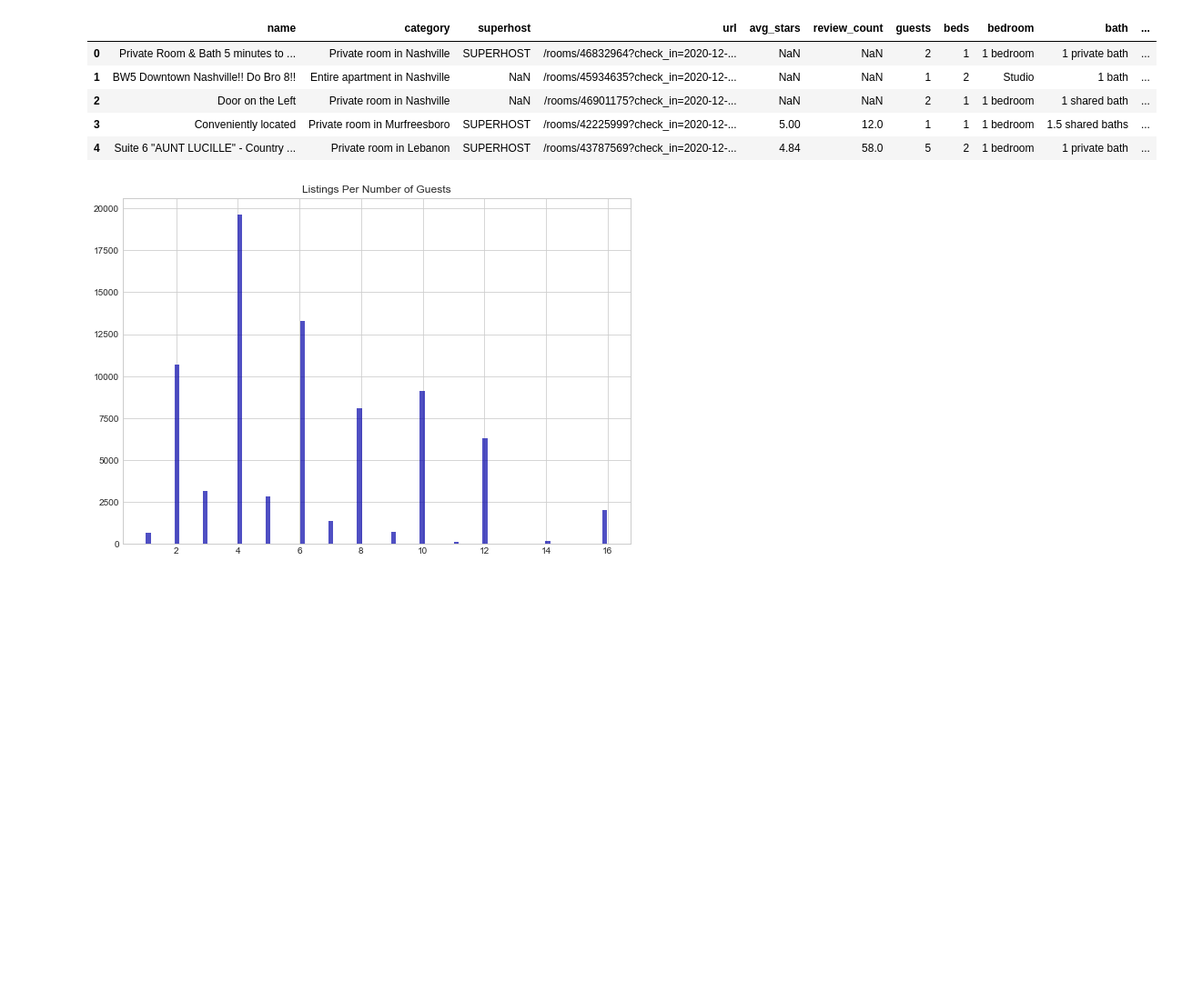
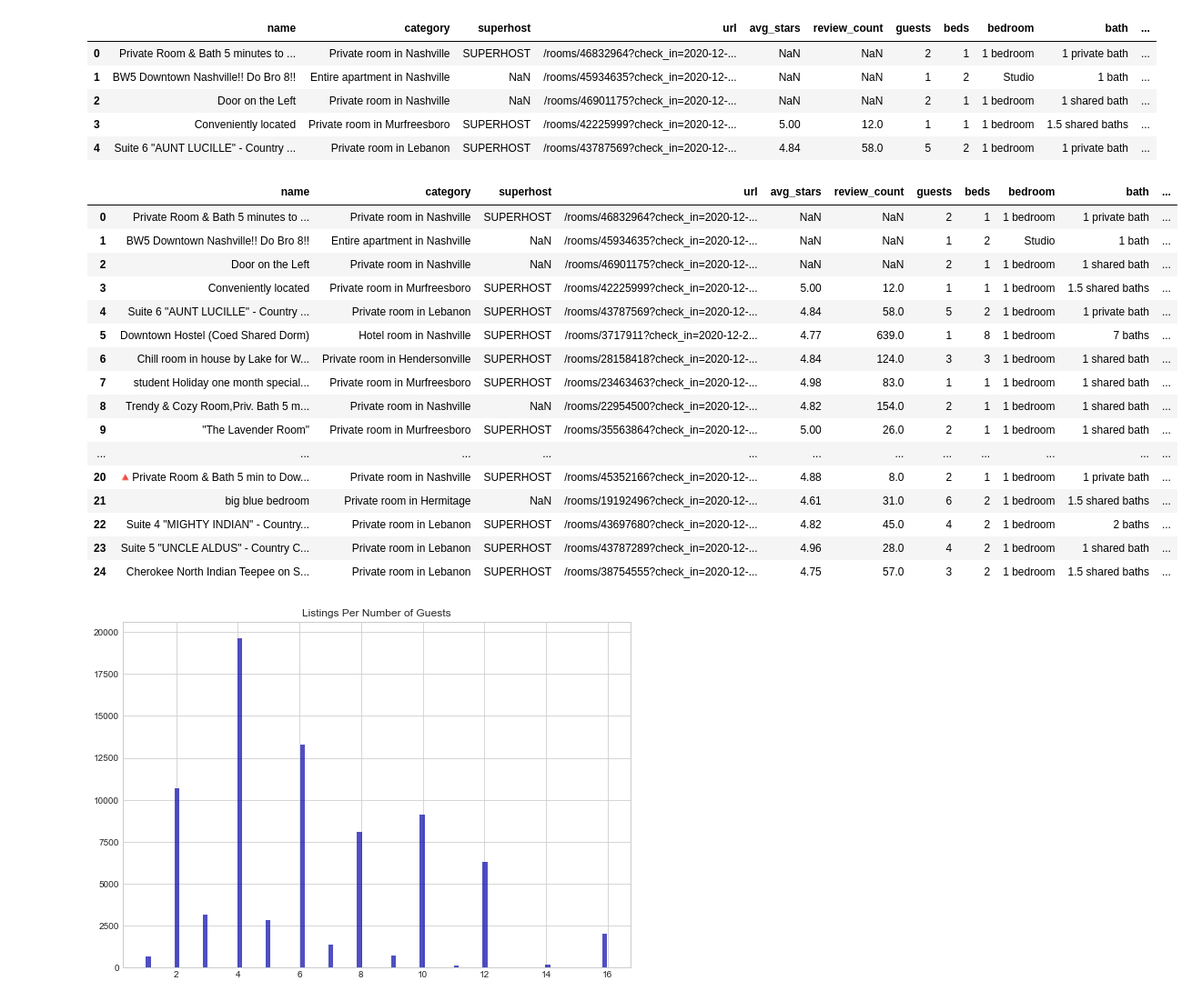
Before and after one commit to sbmcdermott/Airbnb, a Jupyter notebook: Data Visualizations.ipynb, the cells around one changed output. Shown at 91% size. Saved outputs shown, nothing was run; the diff lists cells and outputs as text; code cells hidden in the pictures; blank space fills up the shorter version.

```diff
--- a/Data Visualizations.ipynb
+++ b/Data Visualizations.ipynb
@@ -12,6 +12,26 @@ results.head()
 | 2 | Door on the Left | Private room in Nashville | NaN | /rooms/46901175?check_in=2020-12-... | NaN | NaN | 2 | 1 | 1 bedroom | 1 shared bath | ... |
 | 3 | Conveniently located | Private room in Murfreesboro | SUPERHOST | /rooms/42225999?check_in=2020-12-... | 5.00 | 12.0 | 1 | 1 | 1 bedroom | 1.5 shared baths | ... |
 | 4 | Suite 6 "AUNT LUCILLE" - Country ... | Private room in Lebanon | SUPERHOST | /rooms/43787569?check_in=2020-12-... | 4.84 | 58.0 | 5 | 2 | 1 bedroom | 1 private bath | ... |
+# %%
+results.head(25)
+# %% [output]
+|  | name | category | superhost | url | avg_stars | review_count | guests | beds | bedroom | bath | ... |
+| 0 | Private Room & Bath 5 minutes to ... | Private room in Nashville | SUPERHOST | /rooms/46832964?check_in=2020-12-... | NaN | NaN | 2 | 1 | 1 bedroom | 1 private bath | ... |
+| 1 | BW5 Downtown Nashville!! Do Bro 8!! | Entire apartment in Nashville | NaN | /rooms/45934635?check_in=2020-12-... | NaN | NaN | 1 | 2 | Studio | 1 bath | ... |
+| 2 | Door on the Left | Private room in Nashville | NaN | /rooms/46901175?check_in=2020-12-... | NaN | NaN | 2 | 1 | 1 bedroom | 1 shared bath | ... |
+| 3 | Conveniently located | Private room in Murfreesboro | SUPERHOST | /rooms/42225999?check_in=2020-12-... | 5.00 | 12.0 | 1 | 1 | 1 bedroom | 1.5 shared baths | ... |
+| 4 | Suite 6 "AUNT LUCILLE" - Country ... | Private room in Lebanon | SUPERHOST | /rooms/43787569?check_in=2020-12-... | 4.84 | 58.0 | 5 | 2 | 1 bedroom | 1 private bath | ... |
+| 5 | Downtown Hostel (Coed Shared Dorm) | Hotel room in Nashville | SUPERHOST | /rooms/3717911?check_in=2020-12-2... | 4.77 | 639.0 | 1 | 8 | 1 bedroom | 7 baths | ... |
+| 6 | Chill room in house by Lake for W... | Private room in Hendersonville | SUPERHOST | /rooms/28158418?check_in=2020-12-... | 4.84 | 124.0 | 3 | 3 | 1 bedroom | 1 shared bath | ... |
+| 7 | student Holiday one month special... | Private room in Murfreesboro | SUPERHOST | /rooms/23463463?check_in=2020-12-... | 4.98 | 83.0 | 1 | 1 | 1 bedroom | 1 shared bath | ... |
+| 8 | Trendy & Cozy Room,Priv. Bath 5 m... | Private room in Nashville | NaN | /rooms/22954500?check_in=2020-12-... | 4.82 | 154.0 | 2 | 1 | 1 bedroom | 1 shared bath | ... |
+| 9 | "The Lavender Room" | Private room in Murfreesboro | SUPERHOST | /rooms/35563864?check_in=2020-12-... | 5.00 | 26.0 | 2 | 1 | 1 bedroom | 1 shared bath | ... |
+| ... | ... | ... | ... | ... | ... | ... | ... | ... | ... | ... | ... |
+| 20 | 🔺Private Room & Bath 5 min to Dow... | Private room in Nashville | SUPERHOST | /rooms/45352166?check_in=2020-12-... | 4.88 | 8.0 | 2 | 1 | 1 bedroom | 1 private bath | ... |
+| 21 | big blue bedroom | Private room in Hermitage | NaN | /rooms/19192496?check_in=2020-12-... | 4.61 | 31.0 | 6 | 2 | 1 bedroom | 1.5 shared baths | ... |
+| 22 | Suite 4 "MIGHTY INDIAN" - Country... | Private room in Lebanon | SUPERHOST | /rooms/43697680?check_in=2020-12-... | 4.82 | 45.0 | 4 | 2 | 1 bedroom | 2 baths | ... |
+| 23 | Suite 5 "UNCLE ALDUS" - Country C... | Private room in Lebanon | SUPERHOST | /rooms/43787289?check_in=2020-12-... | 4.96 | 28.0 | 4 | 2 | 1 bedroom | 1 shared bath | ... |
+| 24 | Cherokee North Indian Teepee on S... | Private room in Lebanon | SUPERHOST | /rooms/38754555?check_in=2020-12-... | 4.75 | 57.0 | 3 | 2 | 1 bedroom | 1.5 shared baths | ... |
 # %%
 # Creating dataset
 a = results['guests']
```
Also changed, not shown: parts of 1 cell of this notebook.
